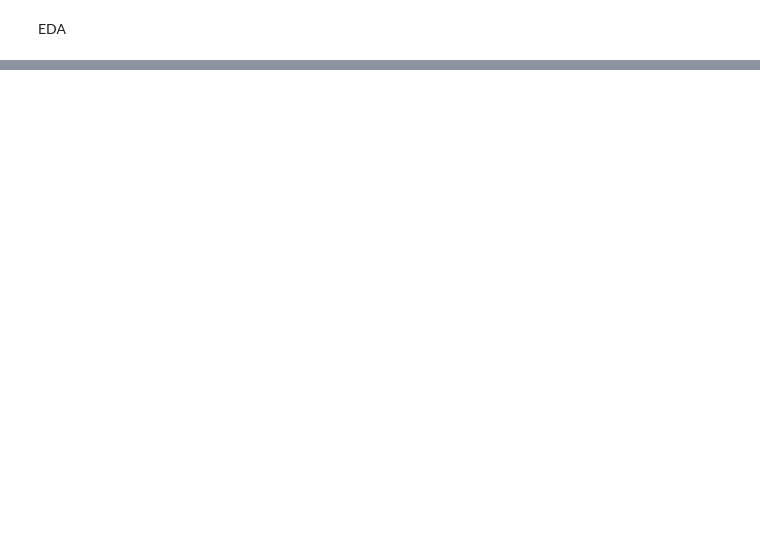
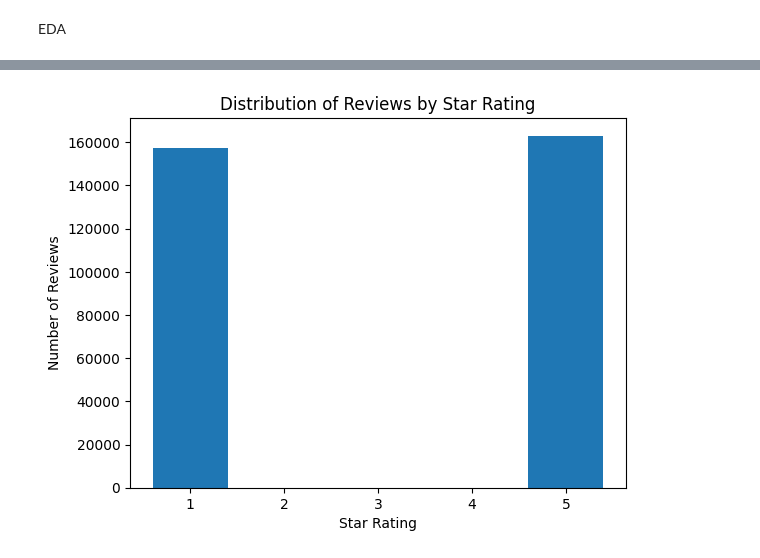
Before and after one commit to Hirenr12/PDAN-ICE-1, a Jupyter notebook: InitiatingStark.ipynb, the cells around one changed output, grey strips where cells are left out. Saved outputs shown, nothing was run; the diff lists cells and outputs as text; code cells hidden in the pictures; blank space fills up the shorter version.

```diff
--- a/InitiatingStark.ipynb
+++ b/InitiatingStark.ipynb
@@ -40,4 +43,10 @@ uploaded = files.upload()
 # %%
-df = spark.read.csv("output.csv", header=True, inferSchema=True)
+# Read as tab-separated
+df = spark.read.csv("output.csv", sep="\t", header=False, inferSchema=True)
+
+# Rename columns (assuming dataset format: __label__X <review_text>)
+df = df.withColumnRenamed("_c0", "label").withColumnRenamed("_c1", "review")
+
+# Check schema
 df.printSchema()
 df.show()
@@ -49,0 +152,17 @@ print("Columns:", df.columns)
+# %%
+from pyspark.sql.functions import split, size, when, col
+
+# If the current "label" column actually contains both the label and review in one string:
+df = df.withColumn("label_only", split(col("label"), " ")[0]) \
+       .withColumn("review", split(col("label"), " ", 2).getItem(1))
+
+# Replace label column with cleaned label_only
+df = df.drop("label").withColumnRenamed("label_only", "label")
+
+# Add review_length
+df = df.withColumn("review_length", size(split(col("review"), " ")))
+
+# Create is_positive column based on FastText label
+df = df.withColumn("is_positive", when(col("label") == "__label__2", 1).otherwise(0))
+
+df.show(5, truncate=False)
@@ -49,0 +180,20 @@ print("Columns:", df.columns)
+# %%
+from pyspark.sql.functions import when, col
+
+# Map FastText labels to star ratings (example mapping)
+df = df.withColumn(
+    "star_rating",
+    when(col("label") == "__label__2", 5)
+    .when(col("label") == "__label__1", 1)
+)
+
+# Now group and plot
+rating_dist = df.groupBy("star_rating").count().toPandas()
+
+plt.bar(rating_dist["star_rating"], rating_dist["count"])
+plt.xlabel("Star Rating")
+plt.ylabel("Number of Reviews")
+plt.title("Distribution of Reviews by Star Rating")
+plt.show()
+# %% [output]
+[figure, added]
```
Also changed, not shown: parts of 8 cells of this notebook.
